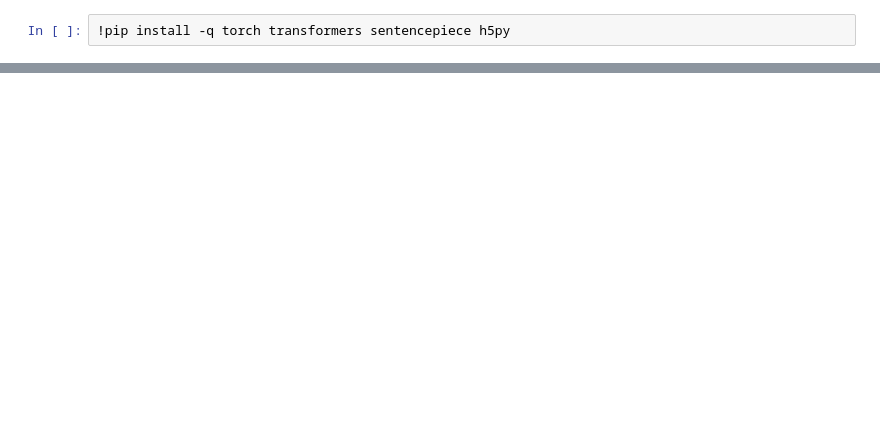
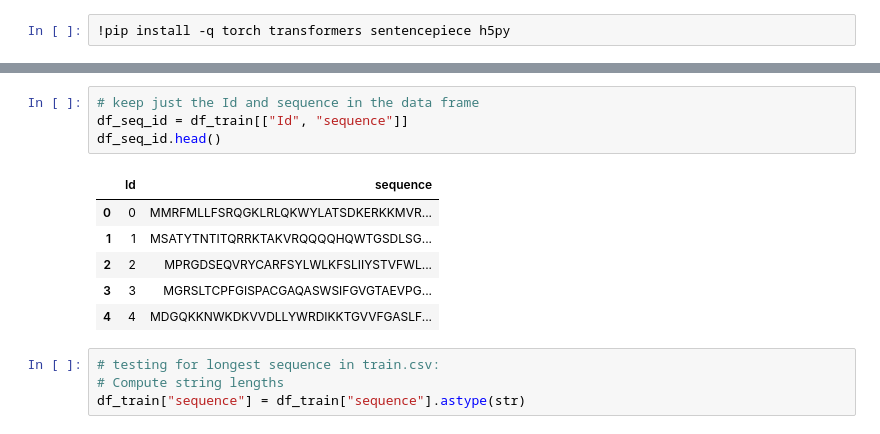
Before and after one commit to archiebenn/BIOLM0050_kaggle, a Jupyter notebook: protein_embedding_classifier.ipynb, the cells around one changed output, grey strips where cells are left out. Cells and saved outputs as stored; diff of their text form; blank space fills up the shorter version.

```diff
--- a/protein_embedding_classifier.ipynb
+++ b/protein_embedding_classifier.ipynb
@@ -242,0 +73,15 @@ df_spec.rename(columns={"#taxon_id":"taxon_id"}).merge(result.reset_index(), lef
+# %%
+# keep just the Id and sequence in the data frame
+df_seq_id = df_train[["Id", "sequence"]]
+df_seq_id.head()
+# %% [output]
+|  | Id | sequence |
+| 0 | 0 | MMRFMLLFSRQGKLRLQKWYLATSDKERKKMVR... |
+| 1 | 1 | MSATYTNTITQRRKTAKVRQQQQHQWTGSDLSG... |
+| 2 | 2 | MPRGDSEQVRYCARFSYLWLKFSLIIYSTVFWL... |
+| 3 | 3 | MGRSLTCPFGISPACGAQASWSIFGVGTAEVPG... |
+| 4 | 4 | MDGQKKNWKDKVVDLLYWRDIKKTGVVFGASLF... |
+# %%
+# testing for longest sequence in train.csv:
+# Compute string lengths
+df_train["sequence"] = df_train["sequence"].astype(str)
```
Also changed, not shown: parts of 49 cells of this notebook.
